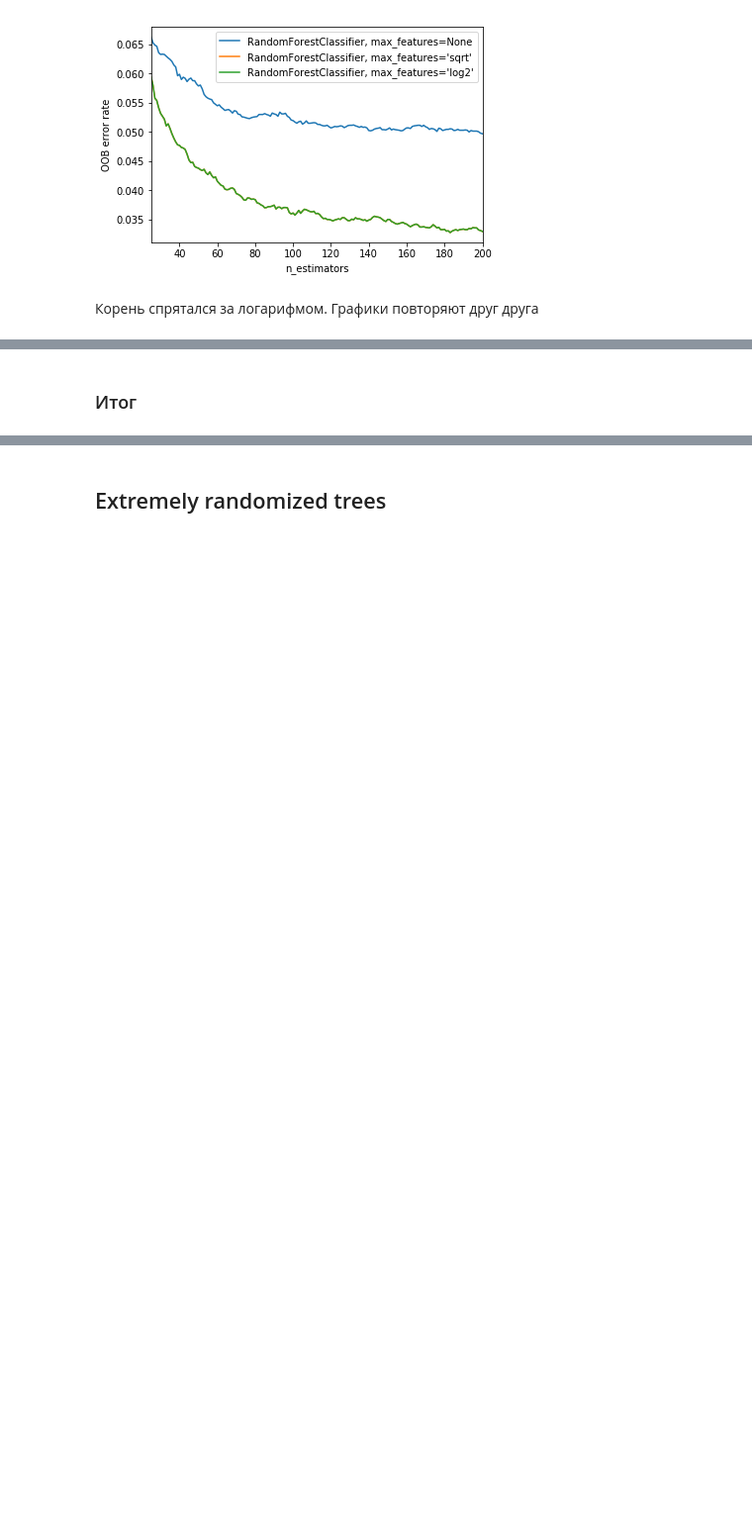
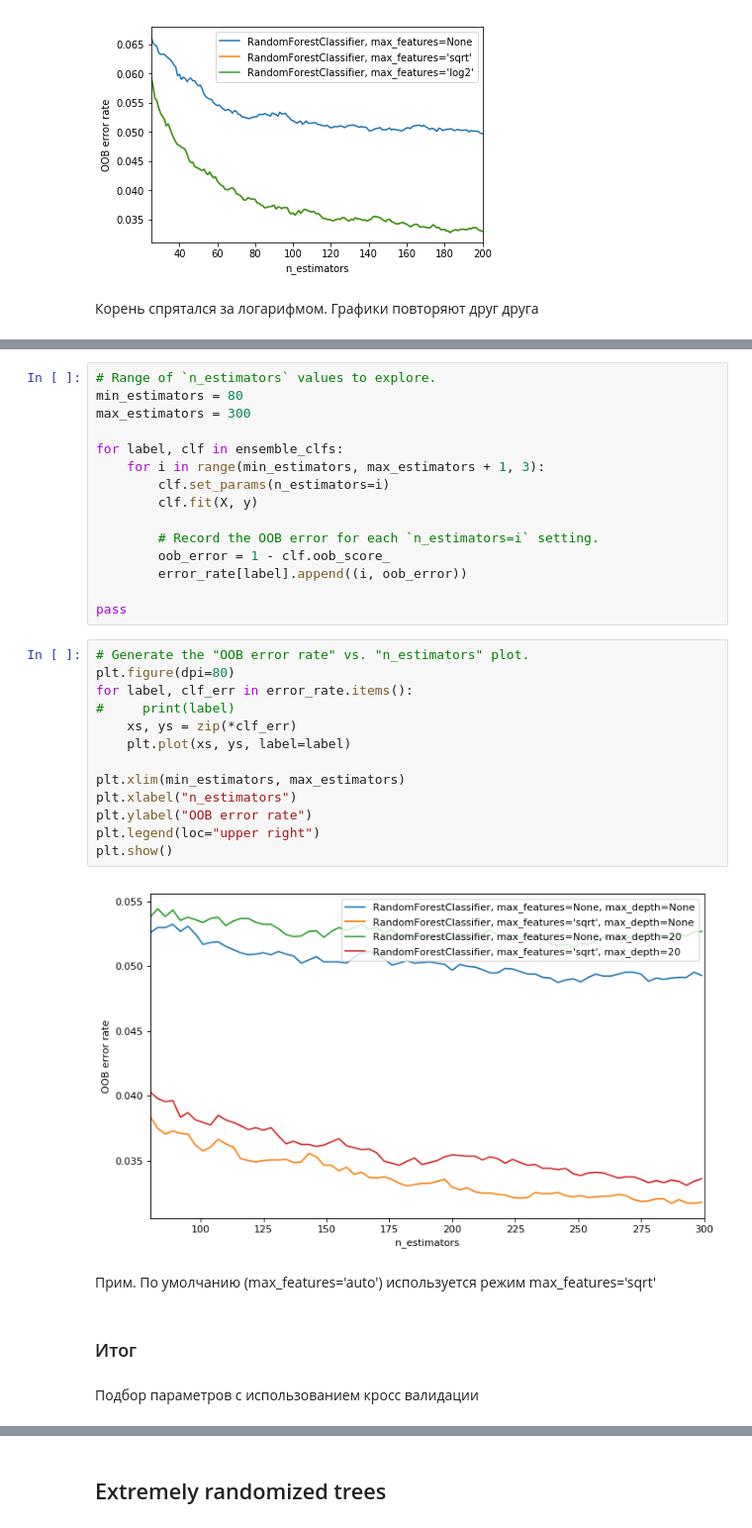
Before and after one commit to Lenferd/Machine-Learning, a Jupyter notebook: L1-dataset_review/letter-recognition-review.ipynb, the cells around one changed output, grey strips where cells are left out. Shown at 99% size. Drawn from its saved outputs; the diff is of its cells as text; blank space fills up the shorter version.

```diff
--- a/L1-dataset_review/letter-recognition-review.ipynb
+++ b/L1-dataset_review/letter-recognition-review.ipynb
@@ -1662,2 +1691,36 @@ RandomForestClassifier, max_features='log2'
+# %%
+# Range of `n_estimators` values to explore.
+min_estimators = 80
+max_estimators = 300
+
+for label, clf in ensemble_clfs:
+    for i in range(min_estimators, max_estimators + 1, 3):
+        clf.set_params(n_estimators=i)
+        clf.fit(X, y)
+
+        # Record the OOB error for each `n_estimators=i` setting.
+        oob_error = 1 - clf.oob_score_
+        error_rate[label].append((i, oob_error))
+
+pass
+# %%
+# Generate the "OOB error rate" vs. "n_estimators" plot.
+plt.figure(dpi=80)
+for label, clf_err in error_rate.items():
+#     print(label)
+    xs, ys = zip(*clf_err)
+    plt.plot(xs, ys, label=label)
+
+plt.xlim(min_estimators, max_estimators)
+plt.xlabel("n_estimators")
+plt.ylabel("OOB error rate")
+plt.legend(loc="upper right")
+plt.show()
+# %% [output]
+[figure, added]
+# %% [markdown]
+Прим. По умолчанию (max_features='auto') используется режим max_features='sqrt'
 # %% [markdown]
 ### Итог
+# %% [markdown]
+Подбор параметров с использованием кросс валидации
```
Also changed, not shown: parts of 79 cells of this notebook.
